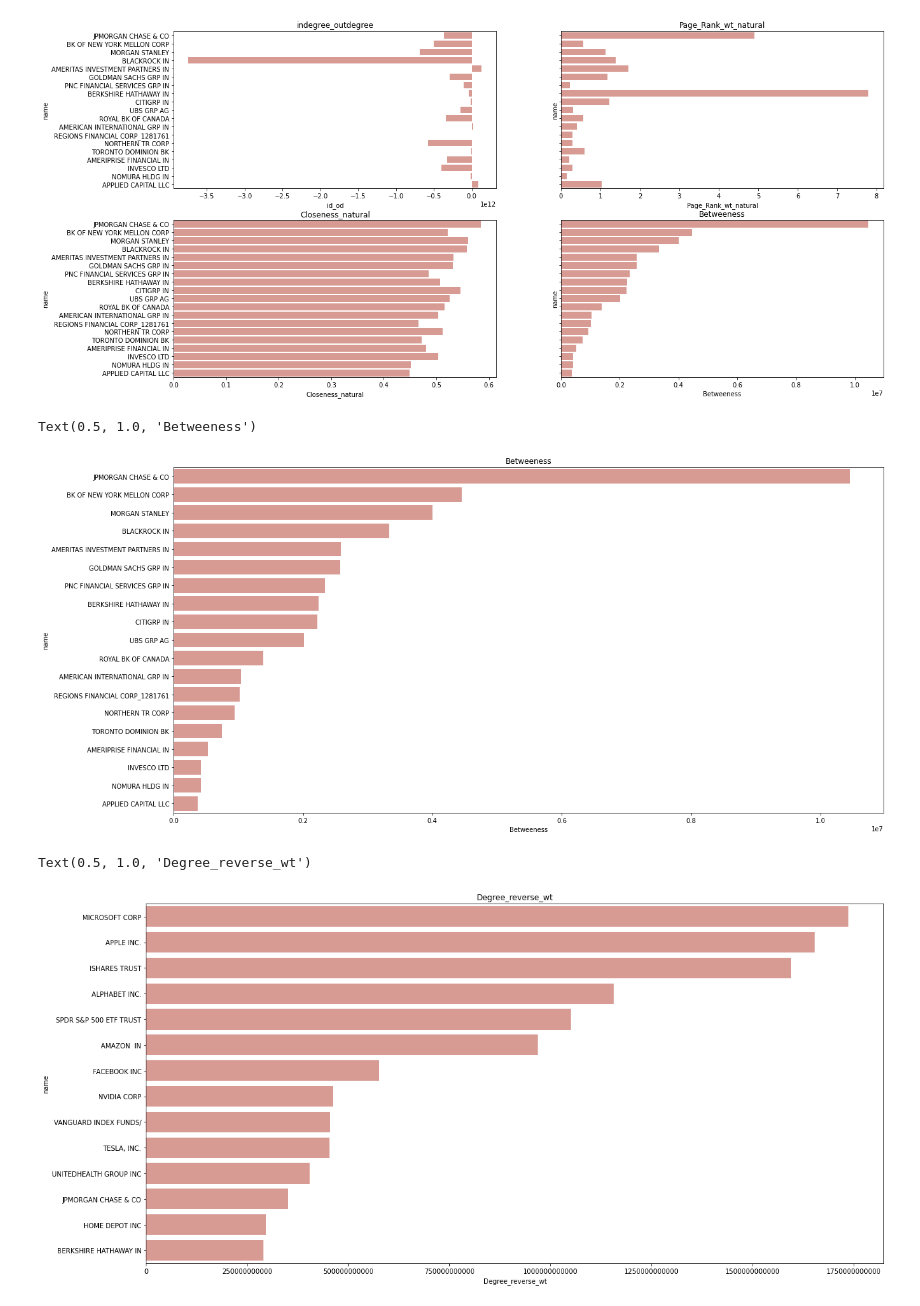
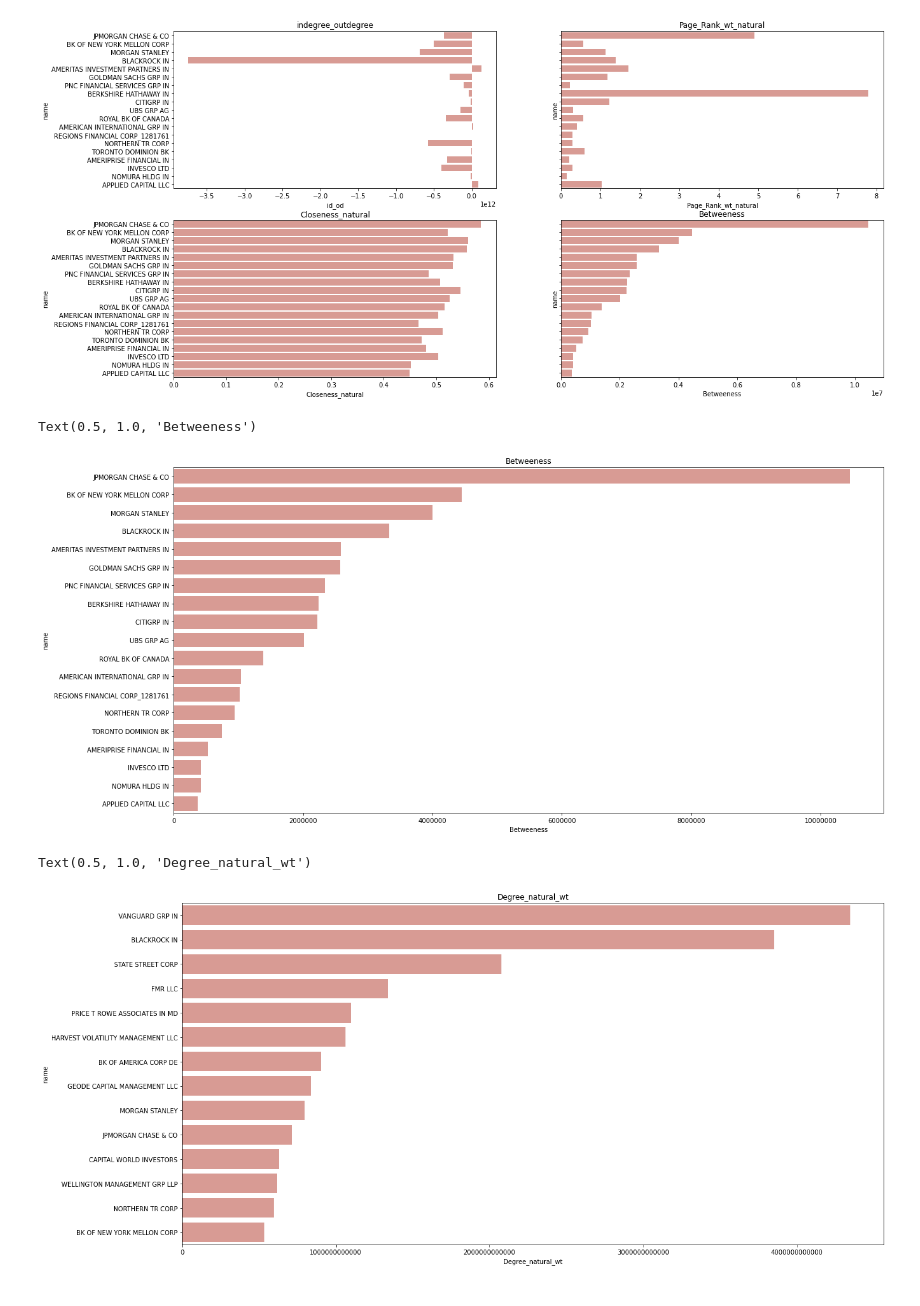
Before and after one commit to prerna0708/Thesis, a Jupyter notebook: Master_Thesis/Step 4.3 Finding influential nodes_wo_options.ipynb, the cells around one changed output. Cells and saved outputs as stored; diff of their text form; code cells hidden in the pictures.

Commit message:
x_Axis formatter changes

```diff
--- a/Master_Thesis/Step 4.3 Finding influential nodes_wo_options.ipynb
+++ b/Master_Thesis/Step 4.3 Finding influential nodes_wo_options.ipynb
@@ -139,22 +97,22 @@ Text(0.5, 1.0, 'Betweeness')
 Centrality=Centrality.sort_values(by=['Betweeness'], ascending=False).reset_index(drop=True)
 df=Centrality.iloc[0:19]
 fig, axes = plt.subplots(1, 1, figsize=(20, 10),  sharey=True)
-
+axes.get_xaxis().get_major_formatter().set_scientific(False)
 sns.barplot( x="Betweeness", y="name", data=df,
                  color="salmon", saturation=.5).set_title('Betweeness')
 # %% [output]
 Text(0.5, 1.0, 'Betweeness')
-[figure, old version]
+[figure, new version]
 # %%
-Centrality=Centrality.sort_values(by=['Degree_reverse_wt'], ascending=False).reset_index(drop=True)
+Centrality=Centrality.sort_values(by=['Degree_natural_wt'], ascending=False).reset_index(drop=True)
 df=Centrality.iloc[0:14]
 fig, axes = plt.subplots(1, 1, figsize=(20, 10),  sharey=True)
 axes.get_xaxis().get_major_formatter().set_scientific(False)
-sns.barplot( x="Degree_reverse_wt", y="name", data=df,
-                 color="salmon", saturation=.5).set_title('Degree_reverse_wt')
+sns.barplot( x="Degree_natural_wt", y="name", data=df,
+                 color="salmon", saturation=.5).set_title('Degree_natural_wt')
 # %% [output]
-Text(0.5, 1.0, 'Degree_reverse_wt')
+Text(0.5, 1.0, 'Degree_natural_wt')
-[figure, old version]
+[figure, new version]
 # %%
 Centrality=Centrality.sort_values(by=['id_od'], ascending=False).reset_index(drop=True)
 df=Centrality.iloc[0:14]
```
Also changed, not shown: parts of 6 cells of this notebook, 1 other file.
